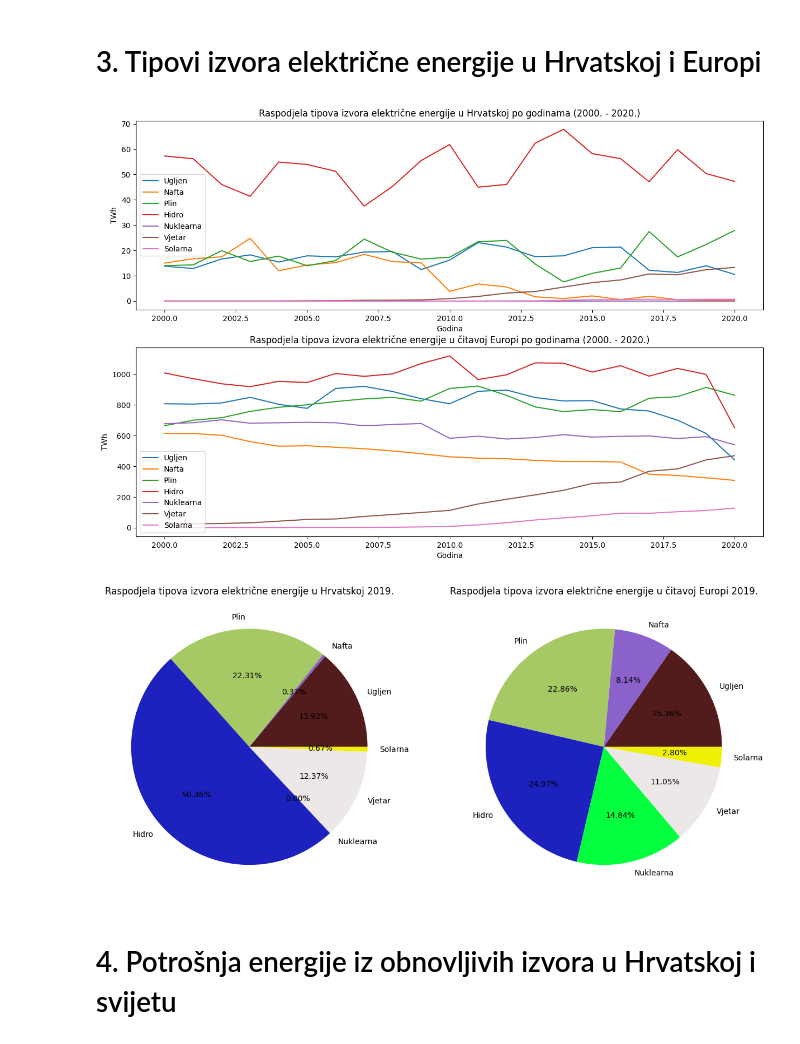
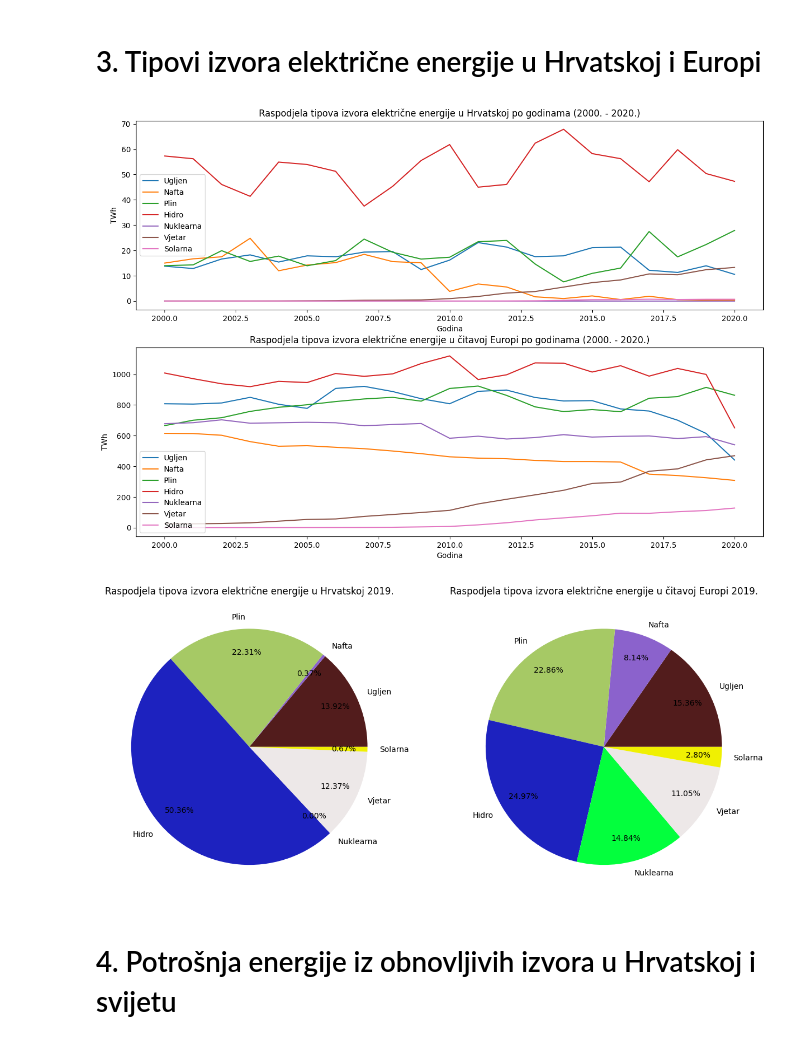
Before and after one commit to mmaret00/World-Energy-Consumption, a Jupyter notebook: World Energy Consumption.ipynb, the cells around one changed output. Cells and saved outputs as stored; diff of their text form; code cells hidden in the pictures.

Commit message:
Minor changes to graphs and readme

```diff
--- a/World Energy Consumption.ipynb
+++ b/World Energy Consumption.ipynb
@@ -56,35 +56,36 @@ naziviGrafova = {'Ugljen':'coal_electricity', 'Nafta': 'oil_electricity', 'Plin'
     'Nuklearna' : 'nuclear_electricity','Vjetar' : 'wind_electricity','Solarna' : 'solar_electricity'}
 bojeTipovaEnergije = ['#521c1c','#8b62cc','#a6c965','#1d22bf','#03ff3d','#ede8e8','#f0f002']
 
 # Pomoć pri crtanju grafova
 drzave = [hrvatska, europa]
 imeDržaveZaNaslovGrafa = ['Hrvatskoj', 'čitavoj Europi']
 
 
 # Linijski grafovi koji prikazuju tipove izvora električne energije za Hrvatsku i Europu kroz godine
 fig, ax = plt.subplots(2, figsize=(15, 10))
 br = 0
 for drzava in drzave:
     ax[br].plot(drzava, label = naziviGrafova)
     ax[br].set_title(f"Raspodjela tipova izvora električne energije u {imeDržaveZaNaslovGrafa[br]} po godinama (2000. - 2020.)")
     ax[br].set_ylabel('TWh')
     ax[br].set_xlabel('Godina')
     ax[br].legend()
     br = br+1
 
 # Pie chartovi koji prikazuju raspodjelu tipova izvora električne energije u Hrvatskoj i Europi 2019. godine
 fig, ax =  plt.subplots(1, 2, figsize=(15, 10))
 br = 0
 for drzava in drzave:
     pieChart=drzava[(drzava.index.values == 2019)]
-    ax[br].pie(pieChart.iloc[0].values, colors=bojeTipovaEnergije, labels=naziviGrafova, autopct='%1.2f%%')
+    ax[br].pie(pieChart.iloc[0].values, colors=bojeTipovaEnergije, labels=naziviGrafova, autopct='%1.2f%%', pctdistance=0.8)
     ax[br].set_title(f"Raspodjela tipova izvora električne energije u {imeDržaveZaNaslovGrafa[br]} 2019.")
+    ax[br].set_alpha(0.1)
     br = br+1
 
 plt.show()
 # %% [output]
 [figure]
-[figure, old version]
+[figure, new version]
 # %% [markdown]
 # 4. Potrošnja energije iz obnovljivih izvora u Hrvatskoj i svijetu
 # %%
```
Also changed, not shown: parts of 1 cell of this notebook, 1 other file.
